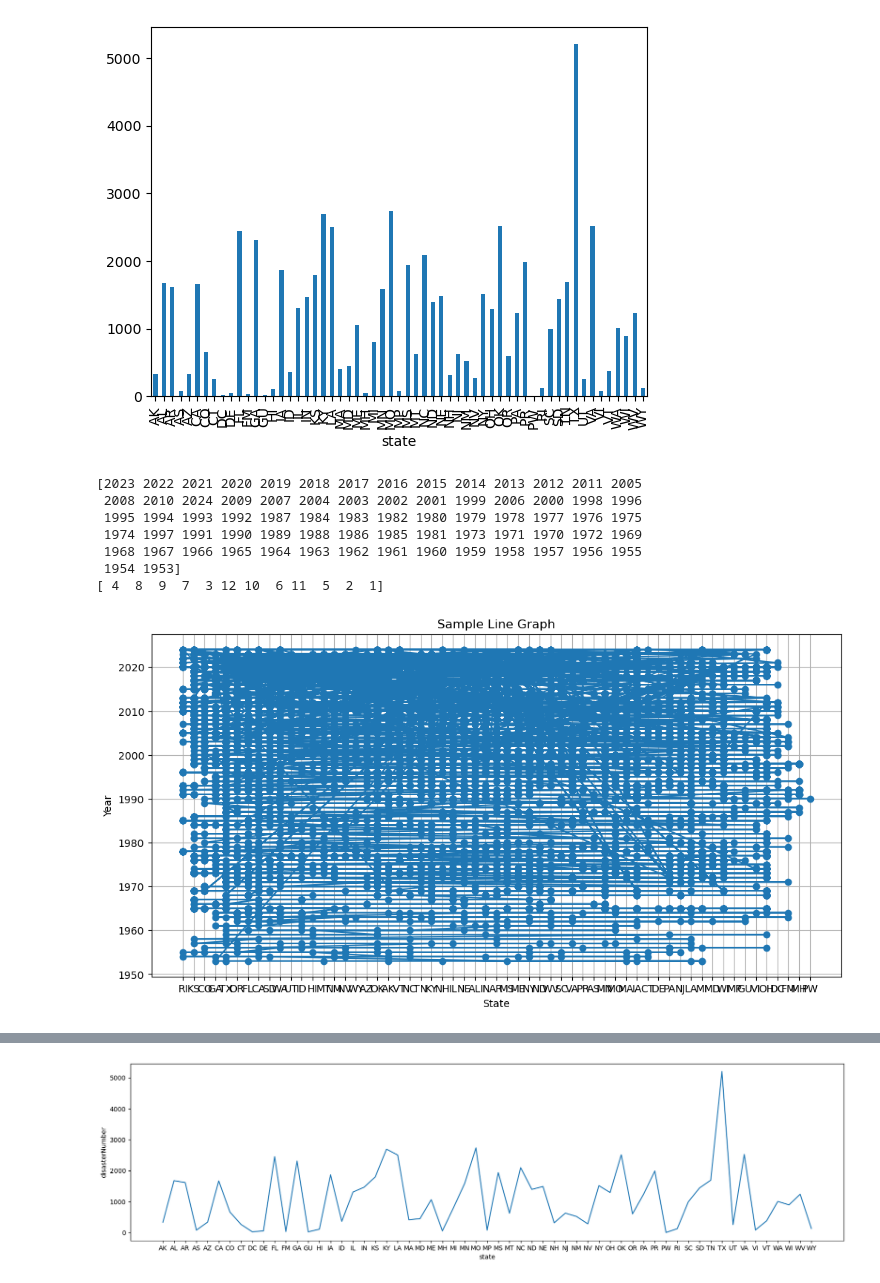
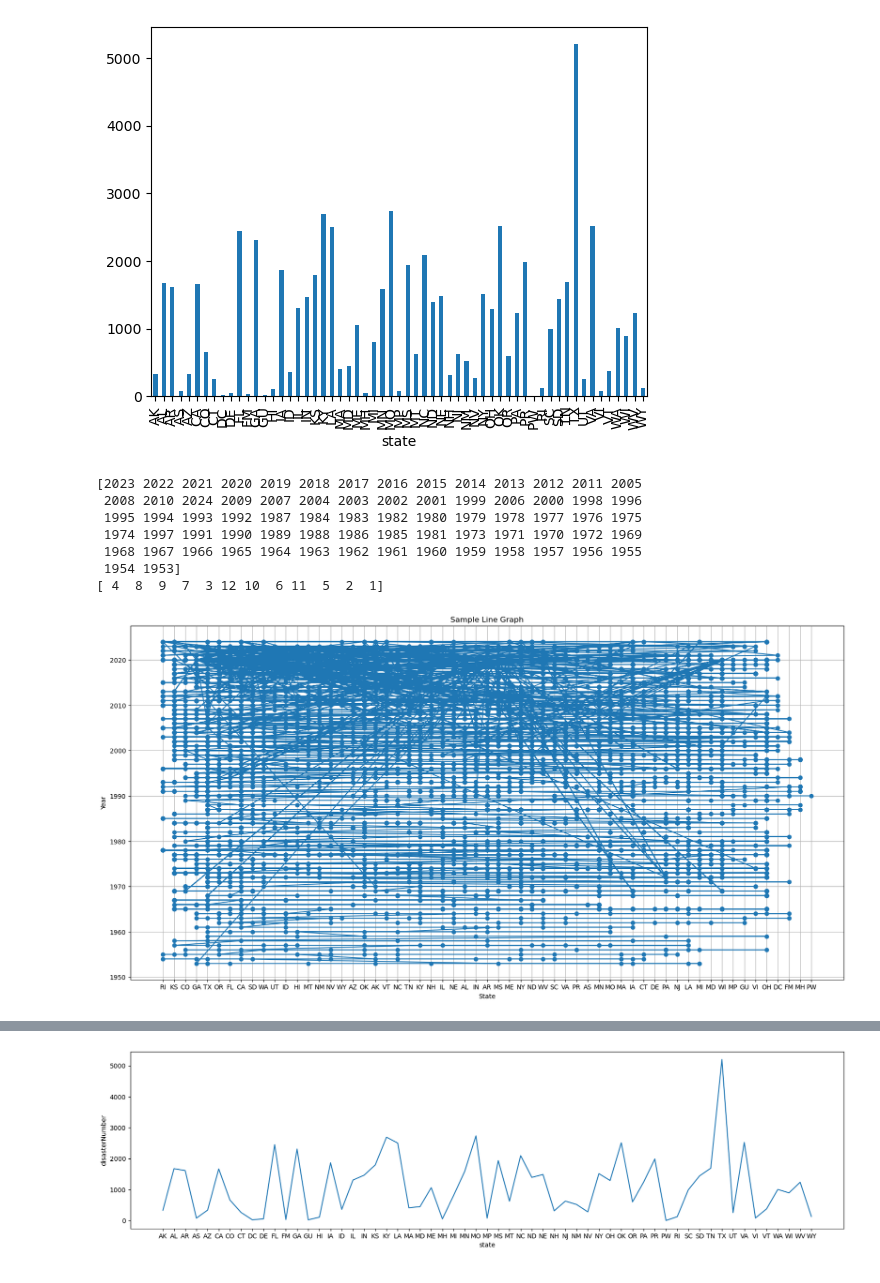
Before and after one commit to mikeszumski/Project_One_Repo, a Jupyter notebook: FEMADataAnalysis.ipynb, the cells around one changed output, grey strips where cells are left out. Cells and saved outputs as stored; diff of their text form; code cells hidden in the pictures.

```diff
--- a/FEMADataAnalysis.ipynb
+++ b/FEMADataAnalysis.ipynb
@@ -221,35 +221,35 @@ disasterDeclarationSummariesDataFrame.groupby('state')['disasterNumber'].count()
 
 #disasterDF['year']=
 
 disasterDeclarationSummariesDataFrame['Date'] = pd.to_datetime(disasterDeclarationSummariesDataFrame['declarationDate'])
 disasterDeclarationSummariesDataFrame['Year']= disasterDeclarationSummariesDataFrame['Date'].dt.year
 disasterDeclarationSummariesDataFrame['Month']= disasterDeclarationSummariesDataFrame['Date'].dt.month
 
 print(disasterDeclarationSummariesDataFrame['Year'].unique())
 print(disasterDeclarationSummariesDataFrame['Month'].unique())
 
 #disasterDF.plot(x='state',y='Year',kind='scatter',figsize=(75,25))
 
-plt.figure(figsize=(12, 6))
+plt.figure(figsize=(20, 10))
 plt.plot(disasterDeclarationSummariesDataFrame['state'], disasterDeclarationSummariesDataFrame['Year'], marker='o', linestyle='-')
 plt.title('Sample Line Graph')
 plt.xlabel('State')
 plt.ylabel('Year')
 plt.grid(True)
 plt.show()
 
 # Seaborn Charts
 
 # Area , Population , Disasters , Economic Elements & Health
 # %% [output]
 [2023 2022 2021 2020 2019 2018 2017 2016 2015 2014 2013 2012 2011 2005
  2008 2010 2024 2009 2007 2004 2003 2002 2001 1999 2006 2000 1998 1996
  1995 1994 1993 1992 1987 1984 1983 1982 1980 1979 1978 1977 1976 1975
  1974 1997 1991 1990 1989 1988 1986 1985 1981 1973 1971 1970 1972 1969
  1968 1967 1966 1965 1964 1963 1962 1961 1960 1959 1958 1957 1956 1955
  1954 1953]
 [ 4  8  9  7  3 12 10  6 11  5  2  1]
-[figure, old version]
+[figure, new version]
 # %%
 disasterDeclarationSummariesDataFrame.isnull().sum()
 # %% [output]
```
Also changed, not shown: parts of 32 cells of this notebook, 2 other files.
